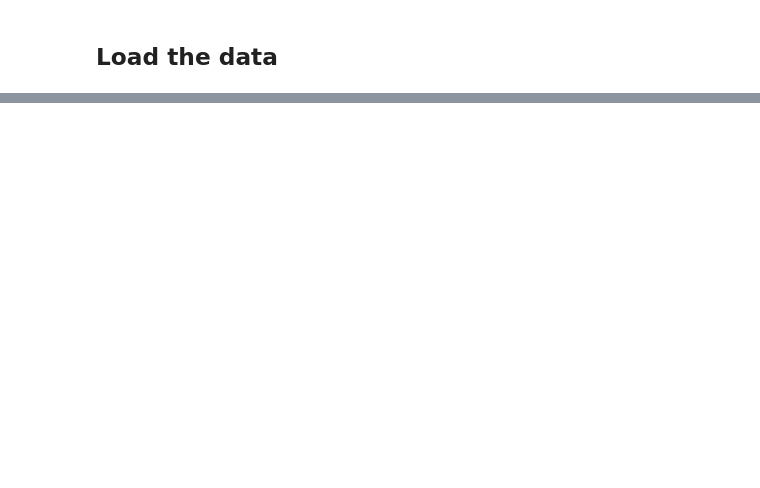
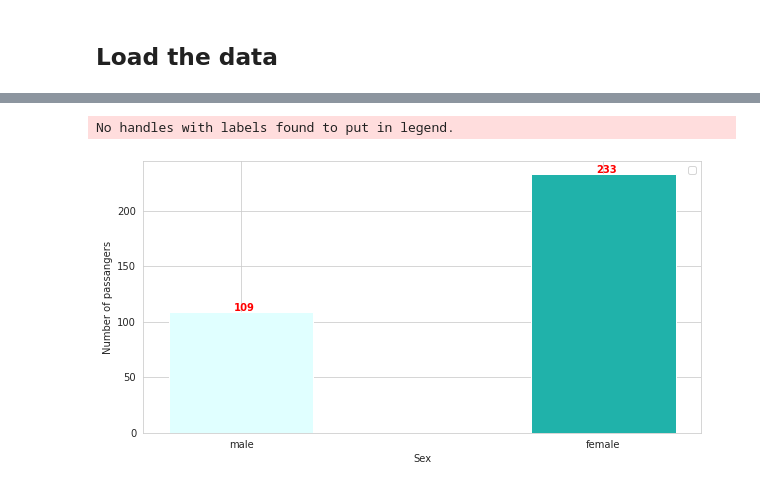
Before and after one commit to Daniele1209/Machine-Learning-Playground, a Jupyter notebook: Titanic Challenge/TitanicChallengeKaggle.ipynb, the cells around one changed output, grey strips where cells are left out. Cells and saved outputs as stored; diff of their text form; code cells hidden in the pictures; blank space fills up the shorter version.

```diff
--- a/Titanic Challenge/TitanicChallengeKaggle.ipynb
+++ b/Titanic Challenge/TitanicChallengeKaggle.ipynb
@@ -23,0 +76,24 @@ train_data.head()
+# %%
+# Display number of passengers based on sex
+
+colors = ['lightseagreen', 'lightcyan']
+labels = ['male', 'female']
+values = []
+
+values.append(len(train_data.loc[(train_data['Survived'] == 1) & (train_data['Sex'] == 'male')]))
+values.append(len(train_data.loc[(train_data['Survived'] == 1) & (train_data['Sex'] == 'female')]))
+
+fig = plt.figure(figsize = (10, 5))
+
+plt.bar(labels[0], values[0], color='lightcyan', width = 0.4)
+plt.bar(labels[1], values[1], color='lightseagreen', width = 0.4)
+plt.xlabel('Sex')
+plt.ylabel('Number of passangers')
+plt.legend(loc='best')
+for i, v in enumerate(values):
+    plt.text(x=i-0.02, y=v+1, s=str(v), color='red', fontweight='bold')
+
+plt.show()
+# %% [output]
+No handles with labels found to put in legend.
+[figure, added]
```
Also changed, not shown: parts of 36 cells of this notebook, 1 other file.
